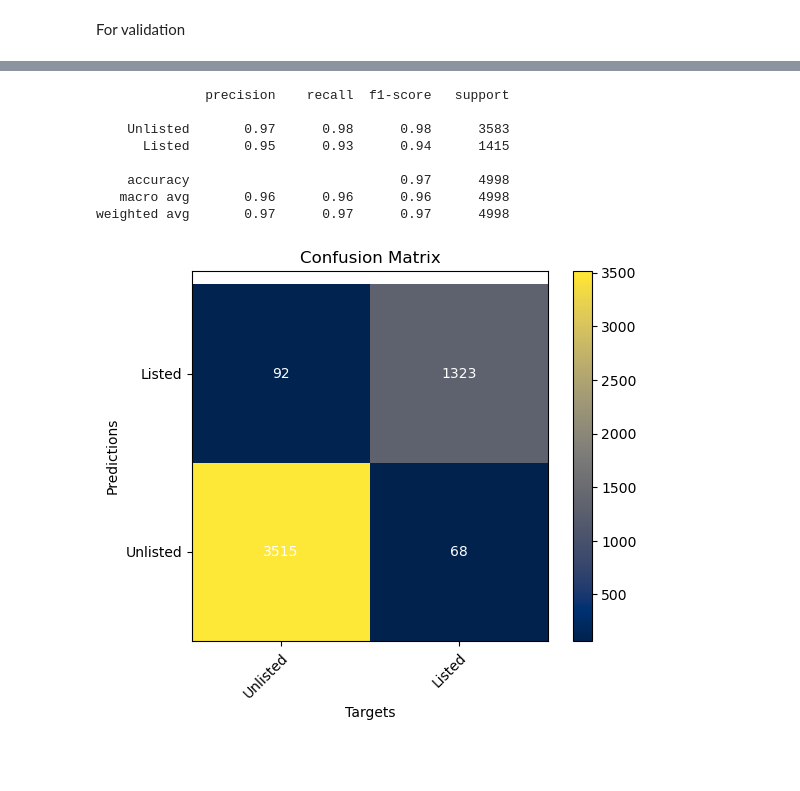
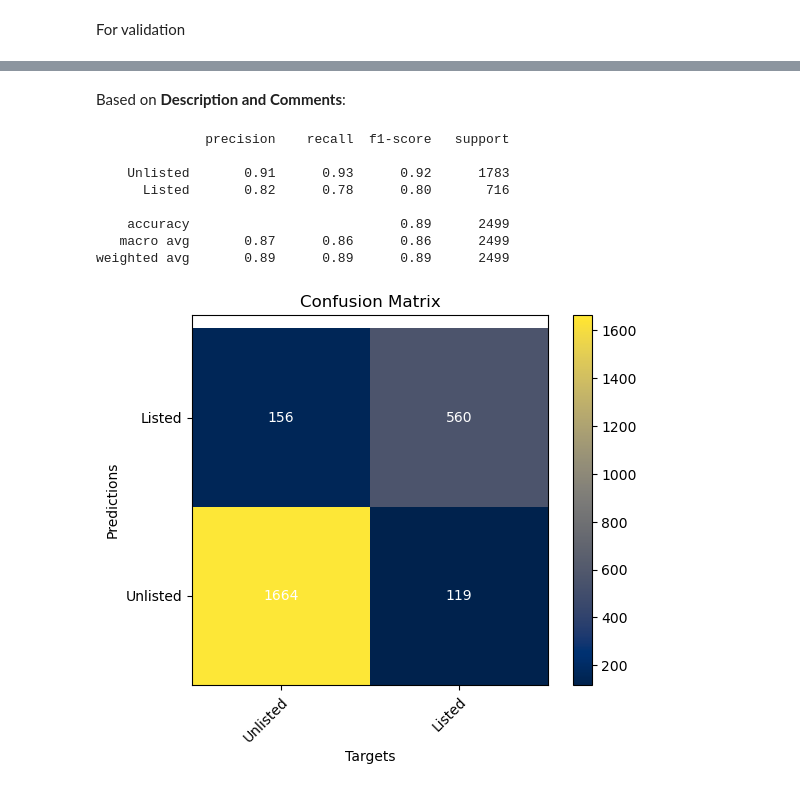
Before and after one commit to iryna-savchuk/TM_project, a Jupyter notebook: NLP_17_catia.ipynb, the cells around one changed output, grey strips where cells are left out. Saved outputs shown, nothing was run; the diff lists cells and outputs as text; code cells hidden in the pictures; blank space fills up the shorter version.

Commit message:
reorganize Bow, KNN, Random Forest
KNN and Random Forest, based on Description, Comments and both, with bow features transformation

```diff
--- a/NLP_17_catia.ipynb
+++ b/NLP_17_catia.ipynb
@@ -1030,9 +1015,9 @@ X_val_ext[:, :n1] = X_val_1_bow.toarray()      # copy over TF-IDF for cleaned Ai
 X_val_ext[:, n1:n1+n2] = X_val_2_bow.toarray() # copy over TF-IDF for cleaned English reviews
 X_val_ext[:, n1+n2:] = validation[cols_to_scale].values   # copy over the count columns
 
-X_val_ext = np.nan_to_num(X_val_ext, nan=0)   # filling in empty values with zeroes
+X_val_ext_bow = np.nan_to_num(X_val_ext, nan=0)   # filling in empty values with zeroes
 
 y_val = np.array(validation['unlisted'])
 
-print(X_val_ext.shape, y_val.shape)
+print(X_val_ext_bow.shape, y_val.shape)
 # %% [output]
@@ -1112,0 +1132,10 @@ weighted avg       0.97      0.97      0.97      4998
+# %%
+modelknn.fit(X_train_ext_bow,y_train)
+
+# Prediction
+y_pred_knn = modelknn.predict(X_val_ext_bow)
+
+# Evaluation
+print(classification_report(y_pred_knn, y_val, target_names = labels.keys()))
+
+plot_cm(confusion_matrix(y_pred_knn, y_val), labels.keys())
@@ -1119,0 +1165,10 @@ weighted avg       0.97      0.97      0.97      4998
+# %%
+model_forest.fit(X_train_1_bow,y_train)
+
+# Prediction
+y_pred_forest = model_forest.predict(X_val_1_bow)
+
+# Evaluation
+print(classification_report(y_pred_forest, y_val, target_names = labels.keys()))
+
+plot_cm(confusion_matrix(y_pred_forest, y_val), labels.keys())
@@ -1119,0 +1187,10 @@ weighted avg       0.97      0.97      0.97      4998
+# %%
+model_forest.fit(X_train_2_bow,y_train)
+
+# Prediction
+y_pred_forest = model_forest.predict(X_val_2_bow)
+
+# Evaluation
+print(classification_report(y_pred_forest, y_val, target_names = labels.keys()))
+
+plot_cm(confusion_matrix(y_pred_knn, y_val), labels.keys())
@@ -1120,23 +1207,21 @@ weighted avg       0.97      0.97      0.97      4998
+# %% [markdown]
+Based on **Description and Comments**:
 # %%
-model_forest = RandomForestClassifier(n_estimators=100,
-                                      class_weight={0: 0.7, 1: 0.3},
-                                      random_state=42)
-
-model_forest.fit(X_train_ext, y_train)
+model_forest.fit(X_train_ext_bow, y_train)
 
 # Predicting
-y_pred = model_forest.predict(X_val_ext)
+y_pred = model_forest.predict(X_val_ext_bow)
 
 # Evaluation
 print(classification_report(y_pred, y_val, target_names = labels.keys()))
 plot_cm(confusion_matrix(y_pred, y_val), labels.keys())
 # %% [output]
               precision    recall  f1-score   support
 
-    Unlisted       0.97      0.98      0.98      3583
-      Listed       0.95      0.93      0.94      1415
+    Unlisted       0.91      0.93      0.92      1783
+      Listed       0.82      0.78      0.80       716
 
-    accuracy                           0.97      4998
-   macro avg       0.96      0.96      0.96      4998
-weighted avg       0.97      0.97      0.97      4998
+    accuracy                           0.89      2499
+   macro avg       0.87      0.86      0.86      2499
+weighted avg       0.89      0.89      0.89      2499
-[figure, old version]
+[figure, new version]
```
Also changed, not shown: parts of 58 cells of this notebook.
